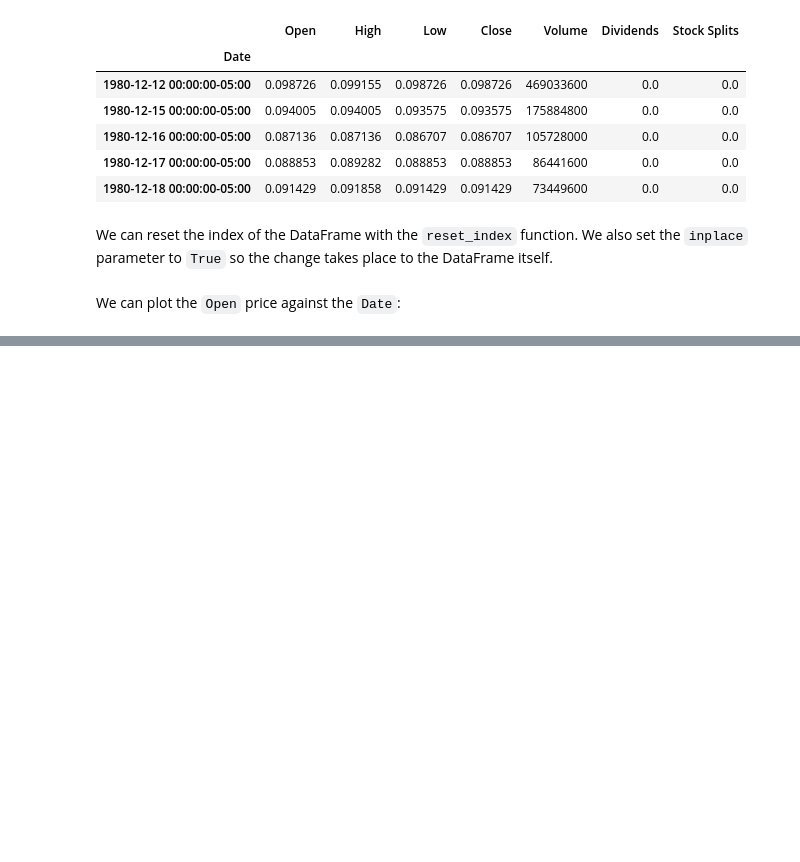
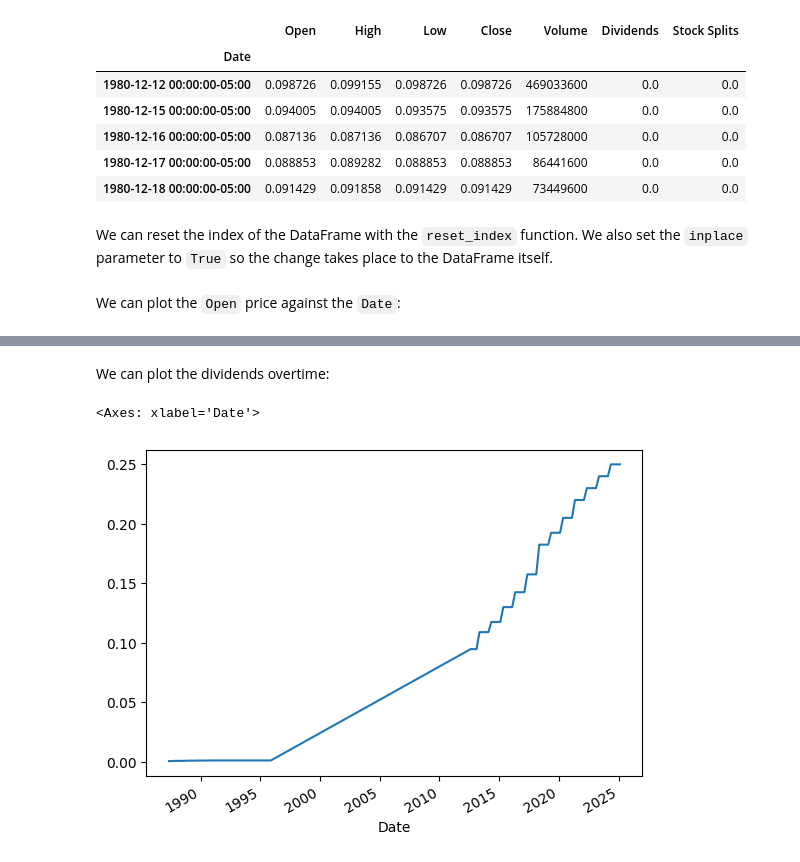
Before and after one commit to csanicola/important-reference-repo, a Jupyter notebook: Projects/data_scientist_dashboard.ipynb, the cells around one changed output, grey strips where cells are left out. Drawn from its saved outputs; the diff is of its cells as text; code cells hidden in the pictures; blank space fills up the shorter version.

```diff
--- a/Projects/data_scientist_dashboard.ipynb
+++ b/Projects/data_scientist_dashboard.ipynb
@@ -145,0 +176,7 @@ We can plot the `Open` price against the `Date`:
+# %% [markdown]
+We can plot the dividends overtime:
+# %%
+apple.dividends.plot()
+# %% [output]
+<Axes: xlabel='Date'>
+[figure, added]
```
Also changed, not shown: parts of 33 cells of this notebook, 2 other files.
